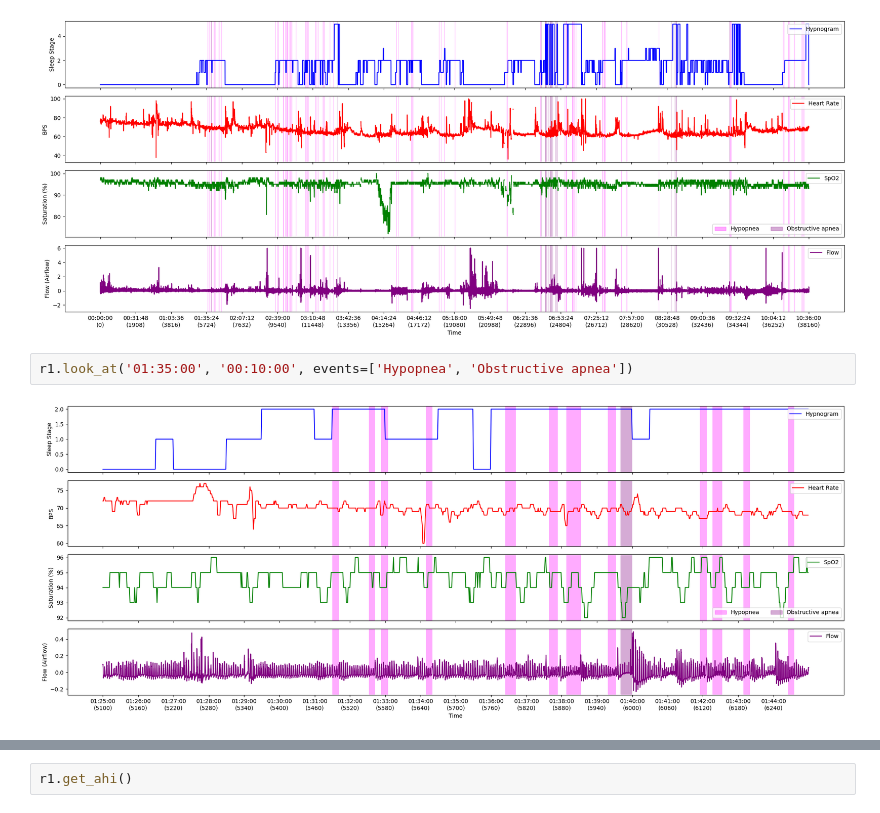
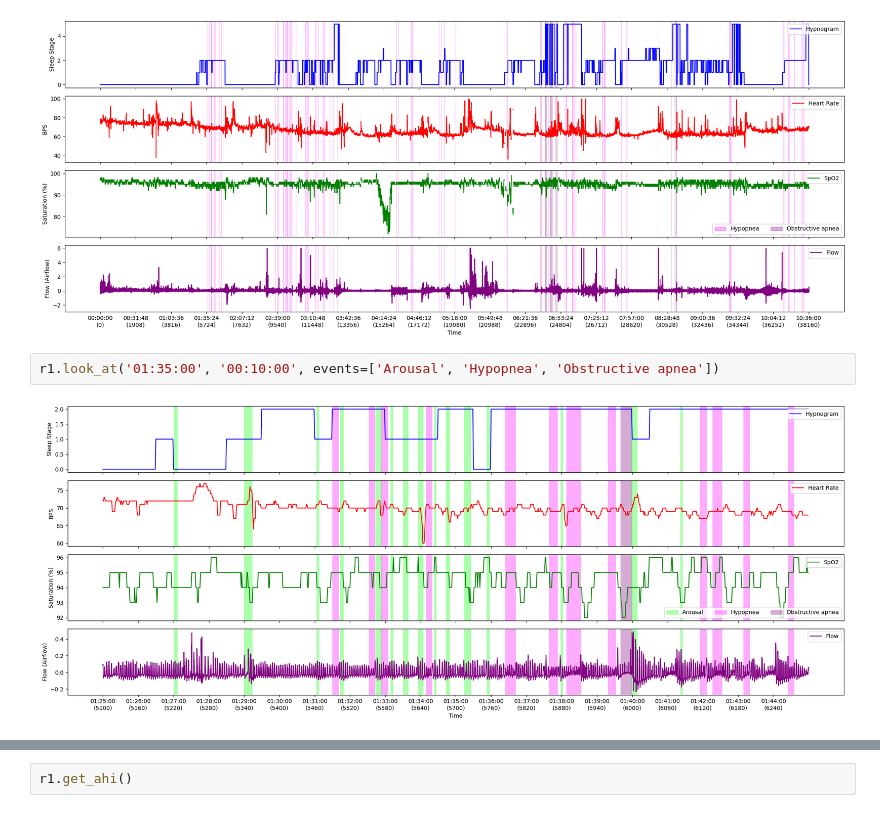
Before and after one commit to JulianBvW/Wearable-Sleep-Event-Detection, a Jupyter notebook: Notebooks/recording_test.ipynb, the cells around one changed output, grey strips where cells are left out. Drawn from its saved outputs; the diff is of its cells as text.

```diff
--- a/Notebooks/recording_test.ipynb
+++ b/Notebooks/recording_test.ipynb
@@ -48,6 +59,6 @@ r1.look_at(events=['Hypopnea', 'Obstructive apnea'])
 # %% [output]
 [figure]
 # %%
-r1.look_at('01:35:00', '00:10:00', events=['Hypopnea', 'Obstructive apnea'])
+r1.look_at('01:35:00', '00:10:00', events=['Arousal', 'Hypopnea', 'Obstructive apnea'])
 # %% [output]
-[figure, old version]
+[figure, new version]
```
Also changed, not shown: parts of 5 cells of this notebook, 4 other files.
